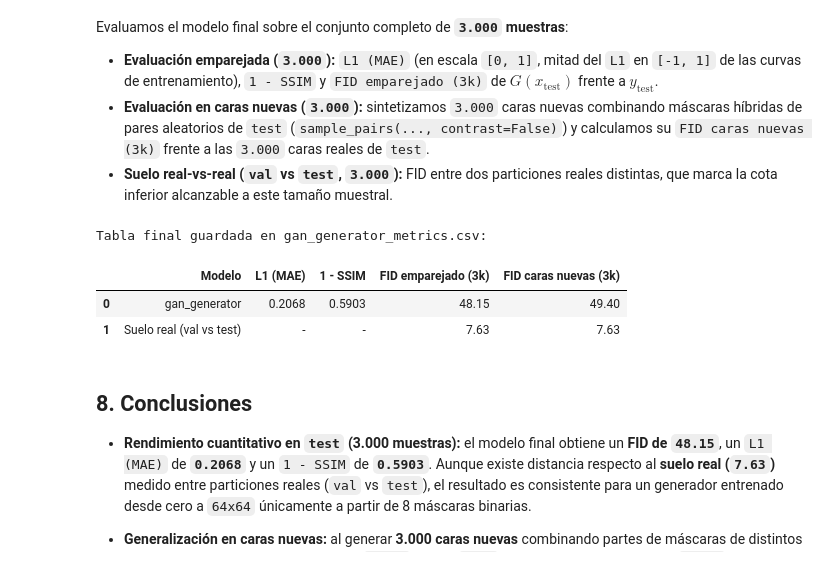
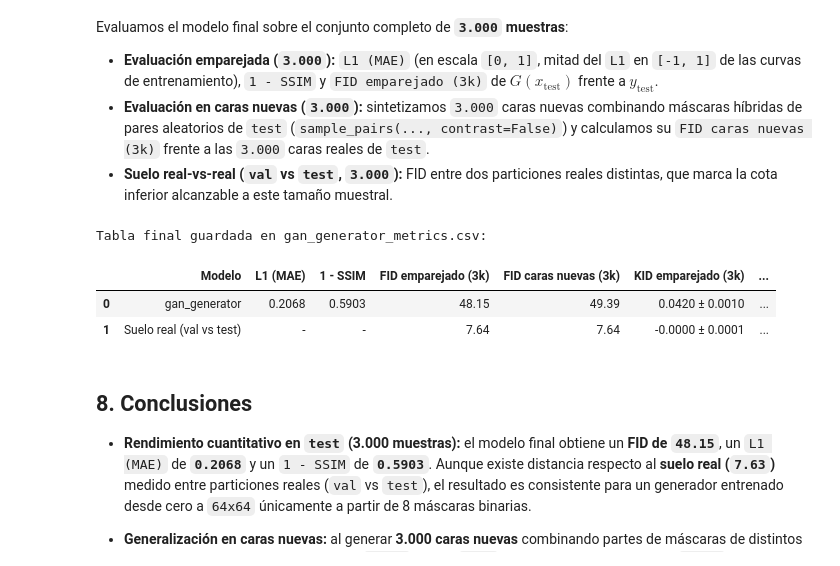
Before and after one commit to daaniii22/masks-to-faces-generator, a Jupyter notebook: gan_generator.ipynb, the cells around one changed output. Cells and saved outputs as stored; diff of their text form; code cells hidden in the pictures.

```diff
--- a/gan_generator.ipynb
+++ b/gan_generator.ipynb
@@ -90,16 +118,16 @@ NEW_FACES_N = 3000
 TRAIN_MODEL = False  # Cambiar a False para no reentrenar
 NOTEBOOK_NAME = "gan_generator"
 
-DATA_DIR = Path("data")
+DATA_DIR = globals().get("DATA_DIR", Path("data"))
 IMAGES_DIR = DATA_DIR / "images"
 MASKS_DIR = DATA_DIR / "masks"
 
 if not IMAGES_DIR.is_dir() or not MASKS_DIR.is_dir():
     raise FileNotFoundError(
-        f"Faltan los directorios requeridos en {DATA_DIR.resolve()} (se esperan 'images/' y 'masks/')."
+        f"Faltan 'images/' y 'masks/'"
     )
 
-CHECKPOINT_DIR = Path("checkpoints")
+CHECKPOINT_DIR = globals().get("CHECKPOINT_DIR", Path("checkpoints_gan"))
 CHECKPOINT_DIR.mkdir(parents=True, exist_ok=True)
 
 GENERATOR_PATH = CHECKPOINT_DIR / "generator_gan.keras"
@@ -1549,6 +1755,38 @@ Evaluamos el modelo final sobre el conjunto completo de **`3.000` muestras**:
 - **Evaluación en caras nuevas (`3.000`):** sintetizamos `3.000` caras nuevas combinando máscaras híbridas de pares aleatorios de `test` (`sample_pairs(..., contrast=False)`) y calculamos su `FID caras nuevas (3k)` frente a las `3.000` caras reales de `test`.
 - **Suelo real-vs-real (`val` vs `test`, `3.000`):** FID entre dos particiones reales distintas, que marca la cota inferior alcanzable a este tamaño muestral.
 # %%
+def compute_kid_from_features(
+    real_feats: torch.Tensor,
+    fake_feats: torch.Tensor,
+    subsets: int = 100,
+    subset_size: int = 1000,
+    seed: int = SEED,
+) -> tuple[float, float]:
+    """Calcula KID (media y desviación típica) sobre características InceptionV3."""
+    n_r, d = real_feats.shape
+    n_f = fake_feats.shape[0]
+    m = min(int(subset_size), n_r, n_f)
+
+    k_rr = ((real_feats @ real_feats.T) / d + 1.0) ** 3
+    k_ff = ((fake_feats @ fake_feats.T) / d + 1.0) ** 3
+    k_rf = ((real_feats @ fake_feats.T) / d + 1.0) ** 3
+
+    rng = np.random.default_rng(seed)
+    vals = []
+    for _ in range(int(subsets)):
+        idx_r = torch.from_numpy(rng.choice(n_r, size=m, replace=False))
+        idx_f = torch.from_numpy(rng.choice(n_f, size=m, replace=False))
+        sub_rr = k_rr[idx_r][:, idx_r]
+        sub_ff = k_ff[idx_f][:, idx_f]
+        sub_rf = k_rf[idx_r][:, idx_f]
+        sum_rr = sub_rr.sum() - sub_rr.diagonal().sum()
+        sum_ff = sub_ff.sum() - sub_ff.diagonal().sum()
+        mmd2 = (sum_rr + sum_ff) / (m * (m - 1)) - 2.0 * sub_rf.mean()
+        vals.append(float(mmd2.item()))
+    arr = np.asarray(vals, dtype=np.float64)
+    return float(arr.mean()), float(arr.std())
+
+
 def evaluate_generator() -> pd.DataFrame:
     y_test_01 = denormalize_image(y_test)
     y_val_01 = denormalize_image(y_val)
@@ -1571,6 +1809,8 @@ def evaluate_generator() -> pd.DataFrame:
 
     fid_paired = compute_fid_from_features(feats_real_test, feats_paired)
     floor_fid = compute_fid_from_features(feats_real_test, feats_real_val)
+    kid_paired_mean, kid_paired_std = compute_kid_from_features(feats_real_test, feats_paired, seed=SEED)
+    floor_kid_mean, floor_kid_std = compute_kid_from_features(feats_real_test, feats_real_val, seed=SEED)
 
     new_pairs = sample_pairs(
         n_pairs=NEW_FACES_N, attrs_options=DEFAULT_ATTRS_OPTIONS, split="test", seed=SEED + 2025, contrast=False
@@ -1578,36 +1818,41 @@ def evaluate_generator() -> pd.DataFrame:
     x_new_masks = np.stack([hybridize_masks(x_test[ia], x_test[ib], attrs) for ia, ib, attrs in new_pairs], axis=0)
     new_faces_01 = denormalize_image(generate(x_new_masks))
     feats_new = extract_inception_features(new_faces_01)
     fid_new = compute_fid_from_features(feats_real_test, feats_new)
+    kid_new_mean, kid_new_std = compute_kid_from_features(feats_real_test, feats_new, seed=SEED + 2025)
 
     rows = [
         {
             "Modelo": NOTEBOOK_NAME,
             "L1 (MAE)": f"{l1_mae:.4f}",
             "1 - SSIM": f"{one_minus_ssim:.4f}",
             "FID emparejado (3k)": f"{fid_paired:.2f}",
             "FID caras nuevas (3k)": f"{fid_new:.2f}",
+            "KID emparejado (3k)": f"{kid_paired_mean:.4f} ± {kid_paired_std:.4f}",
+            "KID caras nuevas (3k)": f"{kid_new_mean:.4f} ± {kid_new_std:.4f}",
         },
         {
             "Modelo": "Suelo real (val vs test)",
             "L1 (MAE)": "-",
             "1 - SSIM": "-",
             "FID emparejado (3k)": f"{floor_fid:.2f}",
             "FID caras nuevas (3k)": f"{floor_fid:.2f}",
+            "KID emparejado (3k)": f"{floor_kid_mean:.4f} ± {floor_kid_std:.4f}",
+            "KID caras nuevas (3k)": f"{floor_kid_mean:.4f} ± {floor_kid_std:.4f}",
         },
     ]
     return pd.DataFrame(rows)
 
 
 metrics_df = evaluate_generator()
 metrics_df.to_csv(METRICS_CSV_PATH, index=False)
 print(f"Tabla final guardada en {METRICS_CSV_PATH.name}:")
 display(metrics_df)
 # %% [output]
 Tabla final guardada en gan_generator_metrics.csv:
-|  | Modelo | L1 (MAE) | 1 - SSIM | FID emparejado (3k) | FID caras nuevas (3k) |
-| 0 | gan_generator | 0.2068 | 0.5903 | 48.15 | 49.40 |
-| 1 | Suelo real (val vs test) | - | - | 7.63 | 7.63 |
+|  | Modelo | L1 (MAE) | 1 - SSIM | FID emparejado (3k) | FID caras nuevas (3k) | KID emparejado (3k) | ... |
+| 0 | gan_generator | 0.2068 | 0.5903 | 48.15 | 49.39 | 0.0420 ± 0.0010 | ... |
+| 1 | Suelo real (val vs test) | - | - | 7.64 | 7.64 | -0.0000 ± 0.0001 | ... |
 # %% [markdown]
 ## **8. Conclusiones**
 
```
Also changed, not shown: parts of 13 cells of this notebook, 1 other file.
